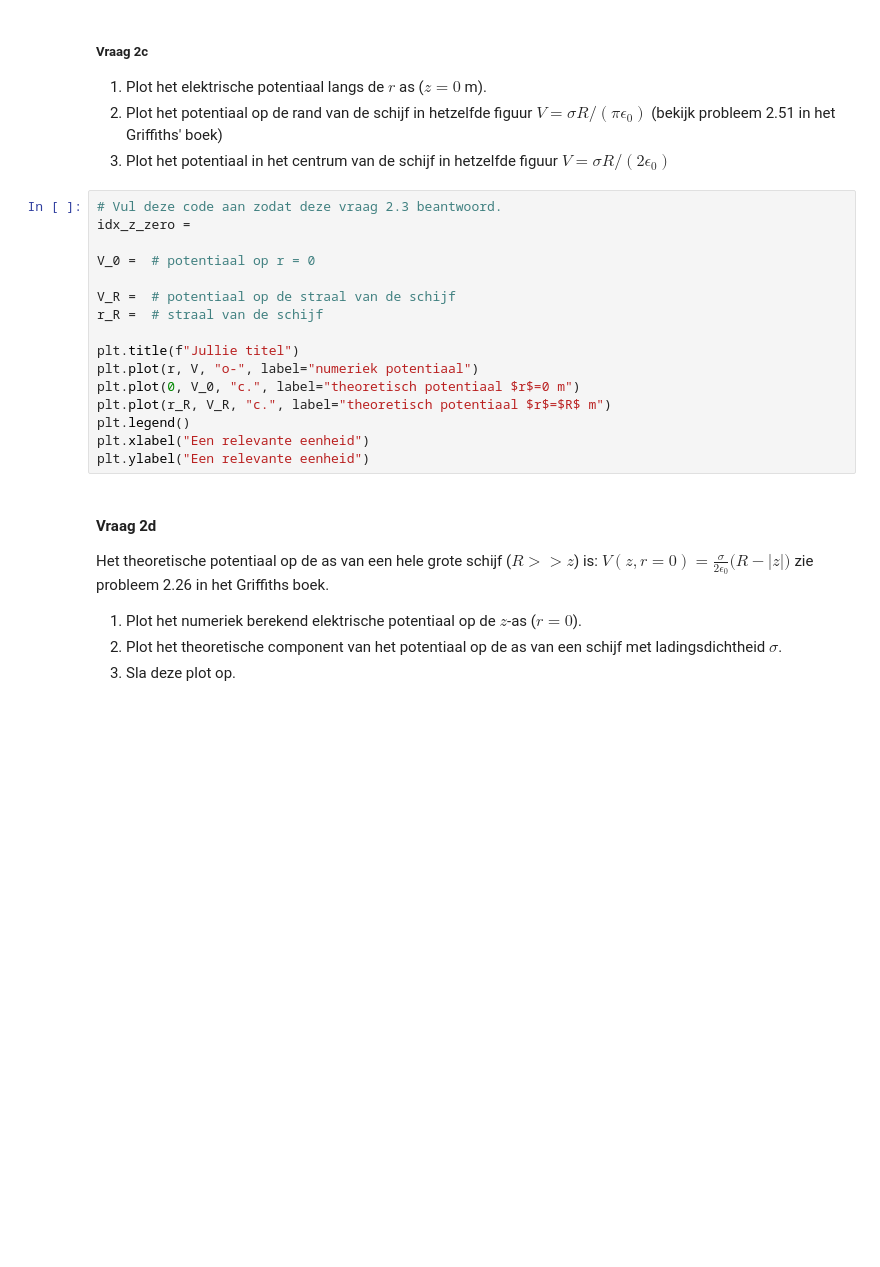
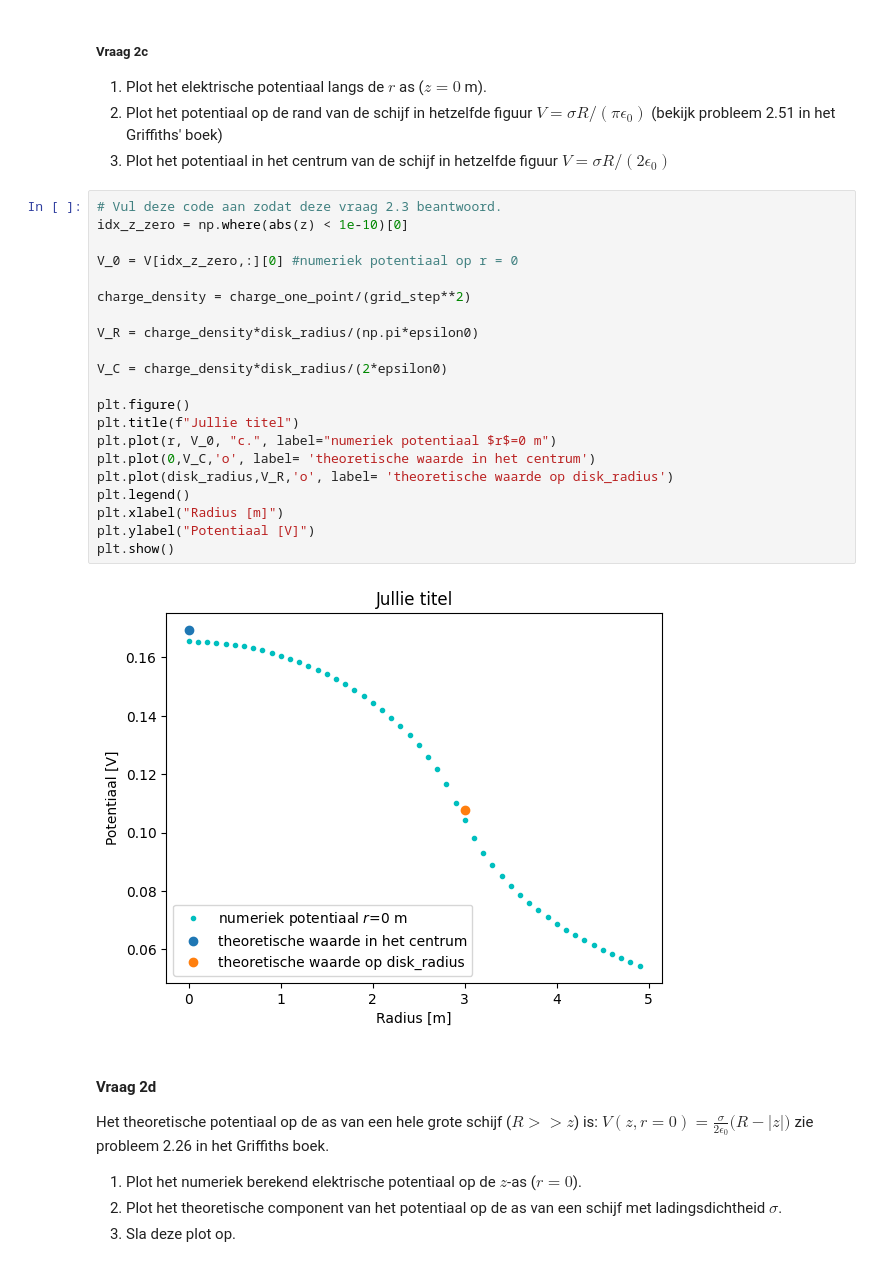
Before and after one commit to caricevonmorgen-dotcom/opdrachten-DEF-D-lol, a Jupyter notebook: DigitaleOntwerpopdrachten/1CondensatorOpdracht/CondensatorOntwerpopdracht.ipynb, the cells around one changed output. Cells and saved outputs as stored; diff of their text form; blank space fills up the shorter version.

```diff
--- a/DigitaleOntwerpopdrachten/1CondensatorOpdracht/CondensatorOntwerpopdracht.ipynb
+++ b/DigitaleOntwerpopdrachten/1CondensatorOpdracht/CondensatorOntwerpopdracht.ipynb
@@ -203,22 +225,29 @@ Het aantal punten dat gebruikt wordt om de schijf te creëren is number_point_ch
 2. Plot het potentiaal op de rand van de schijf in hetzelfde figuur $V = \sigma R/(\pi \epsilon_0)$
 (bekijk probleem 2.51 in het Griffiths' boek)
 3. Plot het potentiaal in het centrum van de schijf in hetzelfde figuur $V = \sigma R/(2 \epsilon_0)$
-# %%
-# Vul deze code aan zodat deze vraag 2.3 beantwoord.
-idx_z_zero =
-
-V_0 =  # potentiaal op r = 0
-
-V_R =  # potentiaal op de straal van de schijf
-r_R =  # straal van de schijf
-
-plt.title(f"Jullie titel")
-plt.plot(r, V, "o-", label="numeriek potentiaal")
-plt.plot(0, V_0, "c.", label="theoretisch potentiaal $r$=0 m")
-plt.plot(r_R, V_R, "c.", label="theoretisch potentiaal $r$=$R$ m")
-plt.legend()
-plt.xlabel("Een relevante eenheid")
-plt.ylabel("Een relevante eenheid")
+# %%
+# Vul deze code aan zodat deze vraag 2.3 beantwoord.
+idx_z_zero = np.where(abs(z) < 1e-10)[0]
+
+V_0 = V[idx_z_zero,:][0] #numeriek potentiaal op r = 0
+
+charge_density = charge_one_point/(grid_step**2)
+
+V_R = charge_density*disk_radius/(np.pi*epsilon0)
+
+V_C = charge_density*disk_radius/(2*epsilon0)
+
+plt.figure()
+plt.title(f"Jullie titel")
+plt.plot(r, V_0, "c.", label="numeriek potentiaal $r$=0 m")
+plt.plot(0,V_C,'o', label= 'theoretische waarde in het centrum')
+plt.plot(disk_radius,V_R,'o', label= 'theoretische waarde op disk_radius')
+plt.legend()
+plt.xlabel("Radius [m]")
+plt.ylabel("Potentiaal [V]")
+plt.show()
+# %% [output]
+[figure, added]
 # %% [markdown]
 #### Vraag 2d
 
```
Also changed, not shown: parts of 11 cells of this notebook, 4 other files.
